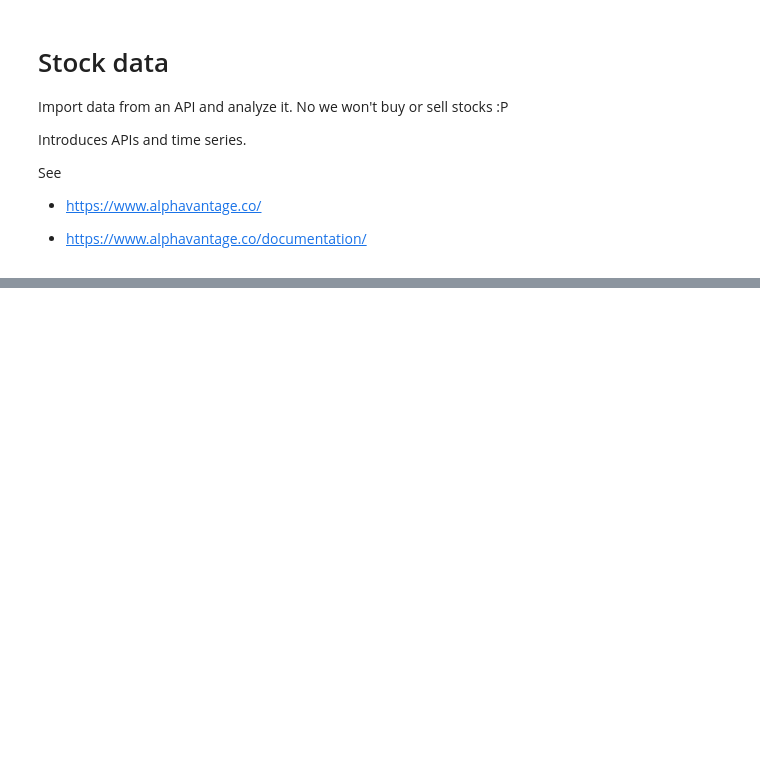
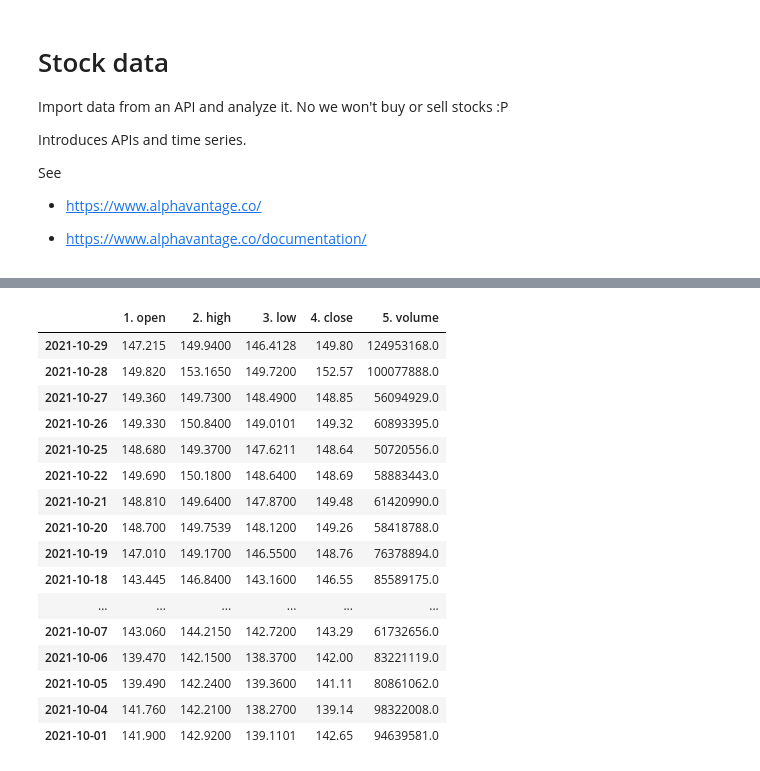
Before and after one commit to jwiegert/databehandling-joachim-wiegert, a Jupyter notebook: code-along/lect04_stocks.ipynb, the cells around one changed output, grey strips where cells are left out. Saved outputs shown, nothing was run; the diff lists cells and outputs as text; code cells hidden in the pictures; blank space fills up the shorter version.

```diff
--- a/code-along/lect04_stocks.ipynb
+++ b/code-along/lect04_stocks.ipynb
@@ -28,0 +84,5 @@ url = f"https://www.alphavantage.co/query?function=TIME_SERIES_DAILY&symbol=IBM&
+# %%
+# And from this we can create a data frame!
+# Transpose to get the dates as an index (instead of columns) :)
+df_aapl = pd.DataFrame(data['Time Series (Daily)']).transpose()
+df_aapl.head()
@@ -28,0 +96,4 @@ url = f"https://www.alphavantage.co/query?function=TIME_SERIES_DAILY&symbol=IBM&
+# %%
+df_aapl.info() # Ok so all are objects and not number
+df_aapl = df_aapl.astype(float)
+df_aapl.info() # Now they are floats
@@ -28,0 +118,5 @@ url = f"https://www.alphavantage.co/query?function=TIME_SERIES_DAILY&symbol=IBM&
+# %%
+df_aapl.index # These are not dates! These are objects...
+# We need to change these to datetime objects(?)
+df_aapl.index = pd.to_datetime(df_aapl.index) # Now they are datetime!
+df_aapl.index
@@ -28,0 +149,21 @@ url = f"https://www.alphavantage.co/query?function=TIME_SERIES_DAILY&symbol=IBM&
+# %%
+# Or all from 2021 october
+df_aapl.loc["2021-10"]
+# %% [output]
+|  | 1. open | 2. high | 3. low | 4. close | 5. volume |
+| 2021-10-29 | 147.215 | 149.9400 | 146.4128 | 149.80 | 124953168.0 |
+| 2021-10-28 | 149.820 | 153.1650 | 149.7200 | 152.57 | 100077888.0 |
+| 2021-10-27 | 149.360 | 149.7300 | 148.4900 | 148.85 | 56094929.0 |
+| 2021-10-26 | 149.330 | 150.8400 | 149.0101 | 149.32 | 60893395.0 |
+| 2021-10-25 | 148.680 | 149.3700 | 147.6211 | 148.64 | 50720556.0 |
+| 2021-10-22 | 149.690 | 150.1800 | 148.6400 | 148.69 | 58883443.0 |
+| 2021-10-21 | 148.810 | 149.6400 | 147.8700 | 149.48 | 61420990.0 |
+| 2021-10-20 | 148.700 | 149.7539 | 148.1200 | 149.26 | 58418788.0 |
+| 2021-10-19 | 147.010 | 149.1700 | 146.5500 | 148.76 | 76378894.0 |
+| 2021-10-18 | 143.445 | 146.8400 | 143.1600 | 146.55 | 85589175.0 |
+| ... | ... | ... | ... | ... | ... |
+| 2021-10-07 | 143.060 | 144.2150 | 142.7200 | 143.29 | 61732656.0 |
+| 2021-10-06 | 139.470 | 142.1500 | 138.3700 | 142.00 | 83221119.0 |
+| 2021-10-05 | 139.490 | 142.2400 | 139.3600 | 141.11 | 80861062.0 |
+| 2021-10-04 | 141.760 | 142.2100 | 138.2700 | 139.14 | 98322008.0 |
+| 2021-10-01 | 141.900 | 142.9200 | 139.1101 | 142.65 | 94639581.0 |
```
Also changed, not shown: parts of 13 cells of this notebook, 2 other files.
